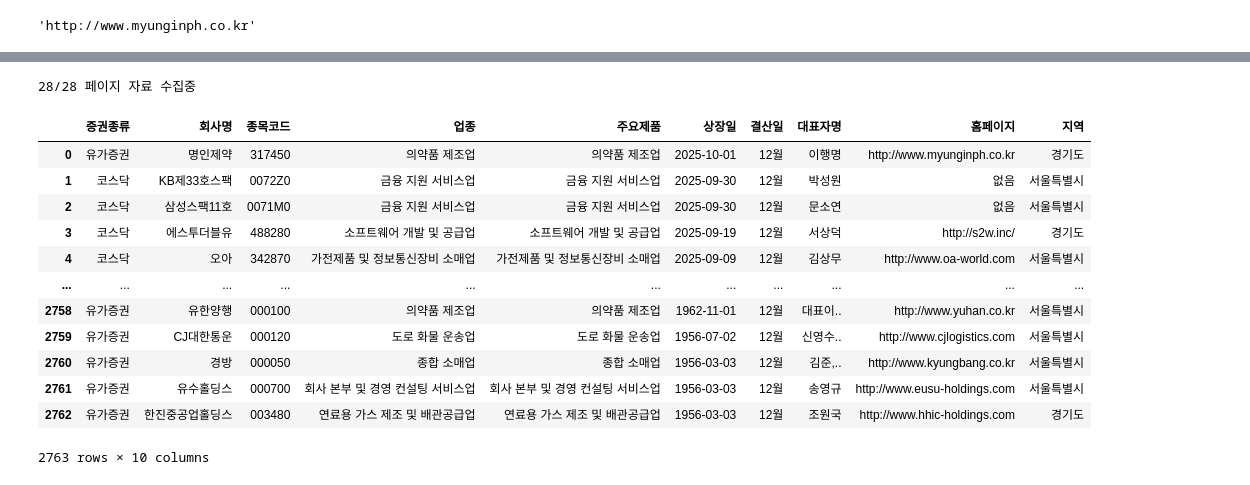
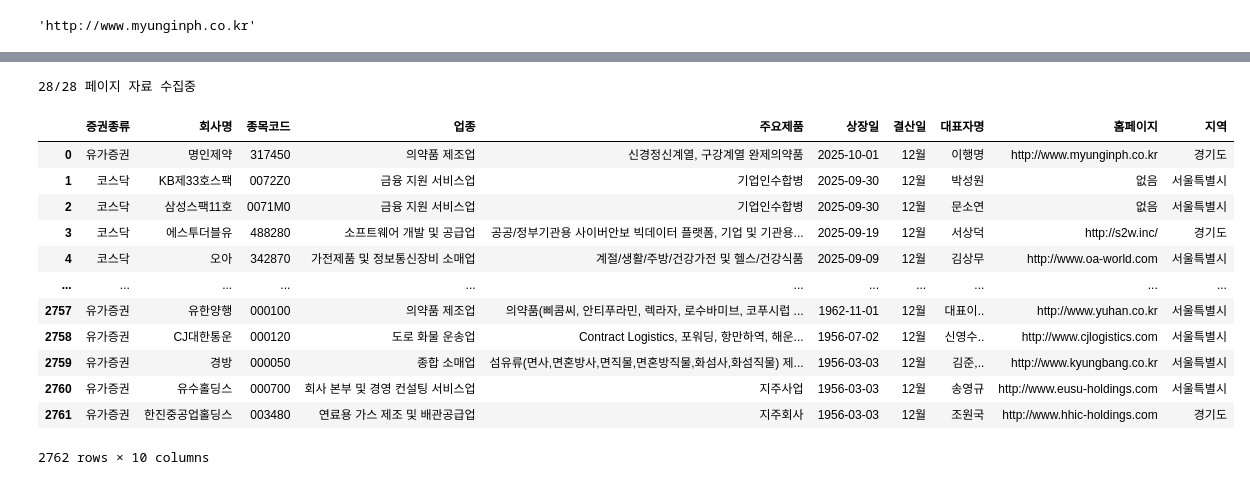
Before and after one commit to ShinJooHyeop/fintech3, a Jupyter notebook: 05datacsraping/08post로 숨겨진 사이트 정보 수집하기.ipynb, the cells around one changed output, grey strips where cells are left out. Saved outputs shown, nothing was run; the diff lists cells and outputs as text; code cells hidden in the pictures.

```diff
--- a/05datacsraping/08post로 숨겨진 사이트 정보 수집하기.ipynb
+++ b/05datacsraping/08post로 숨겨진 사이트 정보 수집하기.ipynb
@@ -183,45 +185,45 @@ while page <= total_page:
         # 회사명
         name = tr.select_one("#companysum")["title"]
         # 종목코드
         code = tr.select_one("#companysum")["onclick"].split("'")[1]
         code = f'{code:0<6s}'
         #업종
         type_bi = tr.select_one(".textOverflow").text
         #주요제품
-        main = tr.select_one("td:nth-child(2)").text
+        main = tr.select_one("td:nth-child(3)").text
         # 상장일
         date = tr.select_one("td:nth-child(4)").text
         # 결산일
         sum_date= tr.select_one("td:nth-child(5)").text
         #대표자명
         ceo = tr.select_one("td:nth-child(6)").text
         #홈페이지
         link = tr.select_one("td:nth-child(7)>a")['href'] if tr.select_one("td:nth-child(7)>a") != None else '없음'
         # 지역
         do = tr.select_one("td:nth-child(8)").text
 
 
         values = (types,name,code,type_bi,main,date,sum_date,ceo,link,do)
 
         for key, value in zip(keys, values):
             result.setdefault(key, []).append(value)
     page += 1
 df = pd.DataFrame(result)
 df
 # %% [output]
 28/28 페이지 자료 수집중
 |  | 증권종류 | 회사명 | 종목코드 | 업종 | 주요제품 | 상장일 | 결산일 | 대표자명 | 홈페이지 | 지역 |
-| 0 | 유가증권 | 명인제약 | 317450 | 의약품 제조업 | 의약품 제조업 | 2025-10-01 | 12월 | 이행명 | http://www.myunginph.co.kr | 경기도 |
-| 1 | 코스닥 | KB제33호스팩 | 0072Z0 | 금융 지원 서비스업 | 금융 지원 서비스업 | 2025-09-30 | 12월 | 박성원 | 없음 | 서울특별시 |
-| 2 | 코스닥 | 삼성스팩11호 | 0071M0 | 금융 지원 서비스업 | 금융 지원 서비스업 | 2025-09-30 | 12월 | 문소연 | 없음 | 서울특별시 |
-| 3 | 코스닥 | 에스투더블유 | 488280 | 소프트웨어 개발 및 공급업 | 소프트웨어 개발 및 공급업 | 2025-09-19 | 12월 | 서상덕 | http://s2w.inc/ | 경기도 |
-| 4 | 코스닥 | 오아 | 342870 | 가전제품 및 정보통신장비 소매업 | 가전제품 및 정보통신장비 소매업 | 2025-09-09 | 12월 | 김상무 | http://www.oa-world.com | 서울특별시 |
+| 0 | 유가증권 | 명인제약 | 317450 | 의약품 제조업 | 신경정신계열, 구강계열 완제의약품 | 2025-10-01 | 12월 | 이행명 | http://www.myunginph.co.kr | 경기도 |
+| 1 | 코스닥 | KB제33호스팩 | 0072Z0 | 금융 지원 서비스업 | 기업인수합병 | 2025-09-30 | 12월 | 박성원 | 없음 | 서울특별시 |
+| 2 | 코스닥 | 삼성스팩11호 | 0071M0 | 금융 지원 서비스업 | 기업인수합병 | 2025-09-30 | 12월 | 문소연 | 없음 | 서울특별시 |
+| 3 | 코스닥 | 에스투더블유 | 488280 | 소프트웨어 개발 및 공급업 | 공공/정부기관용 사이버안보 빅데이터 플랫폼, 기업 및 기관용... | 2025-09-19 | 12월 | 서상덕 | http://s2w.inc/ | 경기도 |
+| 4 | 코스닥 | 오아 | 342870 | 가전제품 및 정보통신장비 소매업 | 계절/생활/주방/건강가전 및 헬스/건강식품 | 2025-09-09 | 12월 | 김상무 | http://www.oa-world.com | 서울특별시 |
 | ... | ... | ... | ... | ... | ... | ... | ... | ... | ... | ... |
-| 2758 | 유가증권 | 유한양행 | 000100 | 의약품 제조업 | 의약품 제조업 | 1962-11-01 | 12월 | 대표이.. | http://www.yuhan.co.kr | 서울특별시 |
-| 2759 | 유가증권 | CJ대한통운 | 000120 | 도로 화물 운송업 | 도로 화물 운송업 | 1956-07-02 | 12월 | 신영수.. | http://www.cjlogistics.com | 서울특별시 |
-| 2760 | 유가증권 | 경방 | 000050 | 종합 소매업 | 종합 소매업 | 1956-03-03 | 12월 | 김준,.. | http://www.kyungbang.co.kr | 서울특별시 |
-| 2761 | 유가증권 | 유수홀딩스 | 000700 | 회사 본부 및 경영 컨설팅 서비스업 | 회사 본부 및 경영 컨설팅 서비스업 | 1956-03-03 | 12월 | 송영규 | http://www.eusu-holdings.com | 서울특별시 |
-| 2762 | 유가증권 | 한진중공업홀딩스 | 003480 | 연료용 가스 제조 및 배관공급업 | 연료용 가스 제조 및 배관공급업 | 1956-03-03 | 12월 | 조원국 | http://www.hhic-holdings.com | 경기도 |
+| 2757 | 유가증권 | 유한양행 | 000100 | 의약품 제조업 | 의약품(삐콤씨, 안티푸라민, 렉라자, 로수바미브, 코푸시럽 ... | 1962-11-01 | 12월 | 대표이.. | http://www.yuhan.co.kr | 서울특별시 |
+| 2758 | 유가증권 | CJ대한통운 | 000120 | 도로 화물 운송업 | Contract Logistics, 포워딩, 항만하역, 해운... | 1956-07-02 | 12월 | 신영수.. | http://www.cjlogistics.com | 서울특별시 |
+| 2759 | 유가증권 | 경방 | 000050 | 종합 소매업 | 섬유류(면사,면혼방사,면직물,면혼방직물,화섬사,화섬직물) 제... | 1956-03-03 | 12월 | 김준,.. | http://www.kyungbang.co.kr | 서울특별시 |
+| 2760 | 유가증권 | 유수홀딩스 | 000700 | 회사 본부 및 경영 컨설팅 서비스업 | 지주사업 | 1956-03-03 | 12월 | 송영규 | http://www.eusu-holdings.com | 서울특별시 |
+| 2761 | 유가증권 | 한진중공업홀딩스 | 003480 | 연료용 가스 제조 및 배관공급업 | 지주회사 | 1956-03-03 | 12월 | 조원국 | http://www.hhic-holdings.com | 경기도 |
-2763 rows × 10 columns
+2762 rows × 10 columns
 # %%
 df.to_csv("./data/상장기업정보.csv", index = False , encoding = 'utf-8-sig')
```
Also changed, not shown: parts of 1 cell of this notebook, 13 other files.
